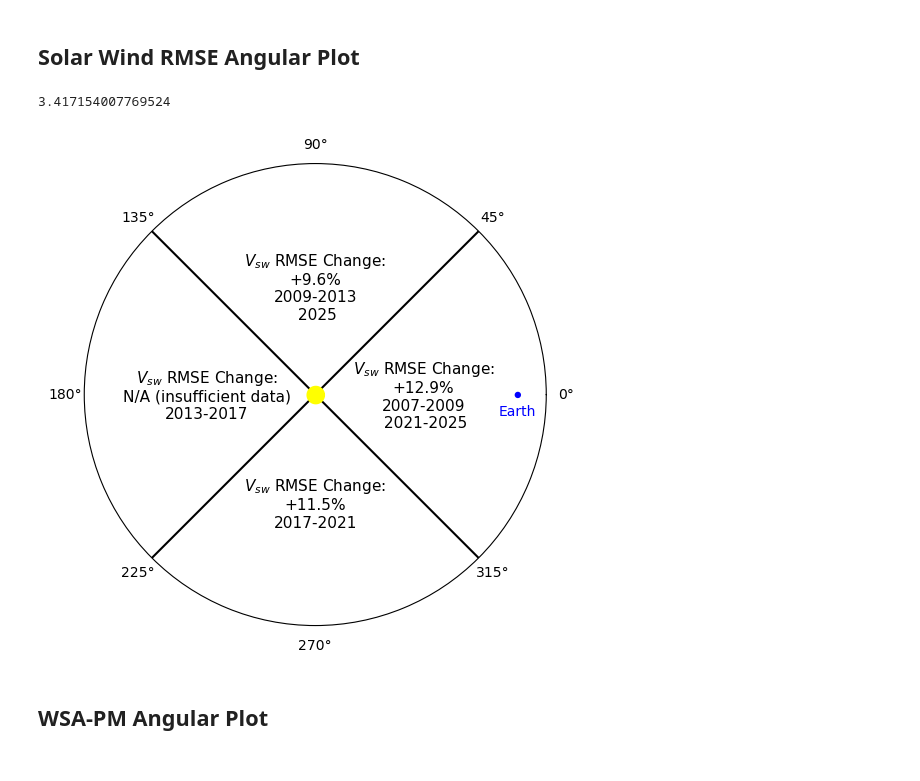
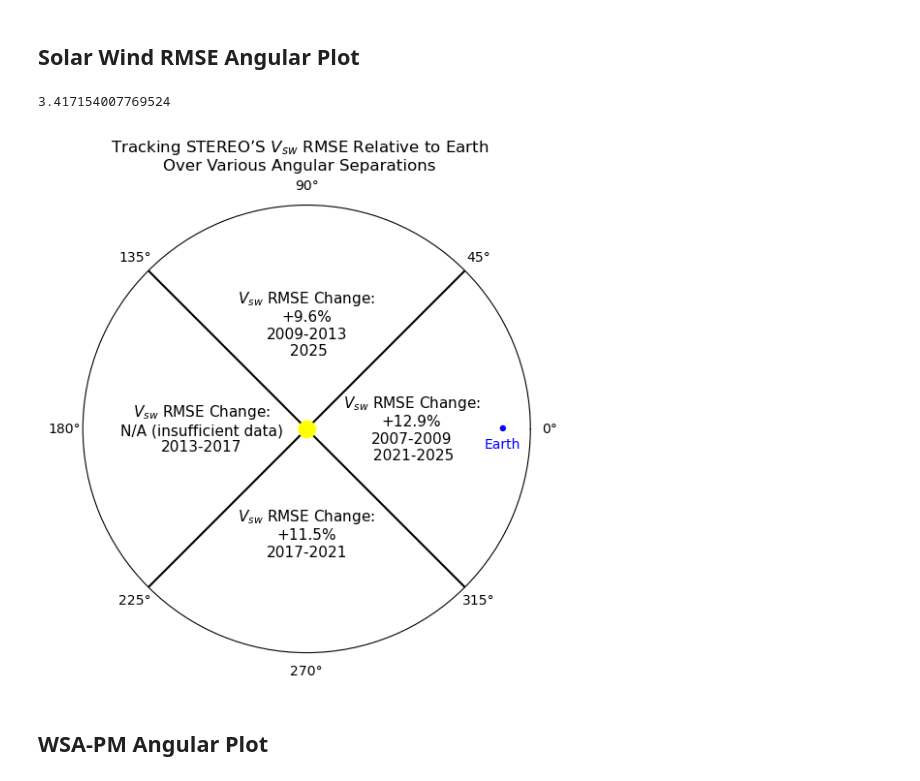
Before and after one commit to ddasilva/Mars_L1_Stereo_Analysis, a Jupyter notebook: New Analysis.ipynb, the cells around one changed output. Saved outputs shown, nothing was run; the diff lists cells and outputs as text; code cells hidden in the pictures.

Commit message:
Add titles to plots

```diff
--- a/New Analysis.ipynb
+++ b/New Analysis.ipynb
@@ -491,34 +491,35 @@ for i, (a, b) in enumerate(regions):
     if i == 1:
         rel_err = 'N/A (insufficient data)'
     else:
         rel_err = f'+{100 * (err_stereo - err_earth) / err_earth:.1f}%'
 
     stereo_years = sorted(set(juldate.year for juldate in df_final_stereo.loc[stereo_mask, 'juldate']))
     year_labels = format_year_ranges(stereo_years).replace(',', '\n')
 
     ax.text(np.deg2rad(a + b) / 2, 1.5, r'$V_{sw}$' + f' RMSE Change:\n{rel_err}\n{year_labels}',
             fontsize=11, ha='center', va='center')
     ax.plot([np.deg2rad(a), np.deg2rad(a)], [0, 3.2], 'k-')
 
     ax.grid(0)
     tmp += mask.sum()
     ax.set_rticks([])
 
 
 ax.set_rlim(0, 3.2)
 
 # Plot the sun
 theta = np.linspace(0, 2 * np.pi, 100)
 radius = np.full_like(theta, .1)
 ax.fill_between(theta, 0, radius, color='yellow', linewidth=3, zorder=999)
 
 ax.text(0, 2.8, '⚫', color='blue', ha='center', va='center')
 ax.text(0, 2.8, '\n\nEarth', color='blue', ha='center', va='center')
 
+fig.suptitle('Tracking STEREO’S $V_{sw}$ RMSE Relative to Earth\nOver Various Angular Separations', y=.996)
 print(tmp/len(df_final_stereo))
 # %% [output]
 3.417154007769524
-[figure, old version]
+[figure, new version]
 # %% [markdown]
 ## WSA-PM Angular Plot
 # %%
```
Also changed, not shown: parts of 1 cell of this notebook.
